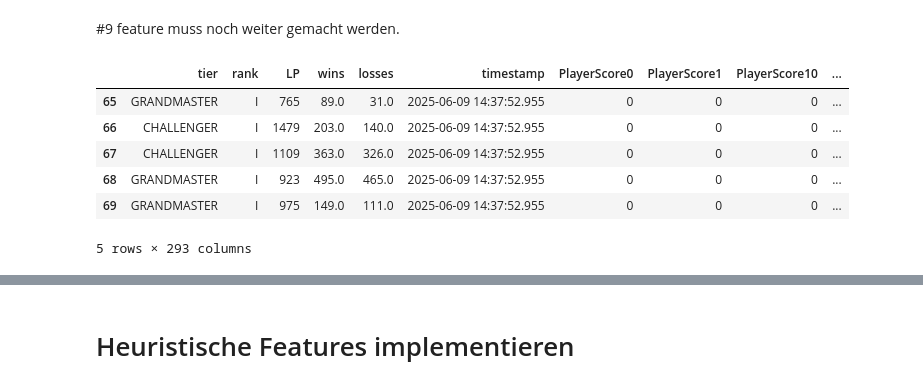
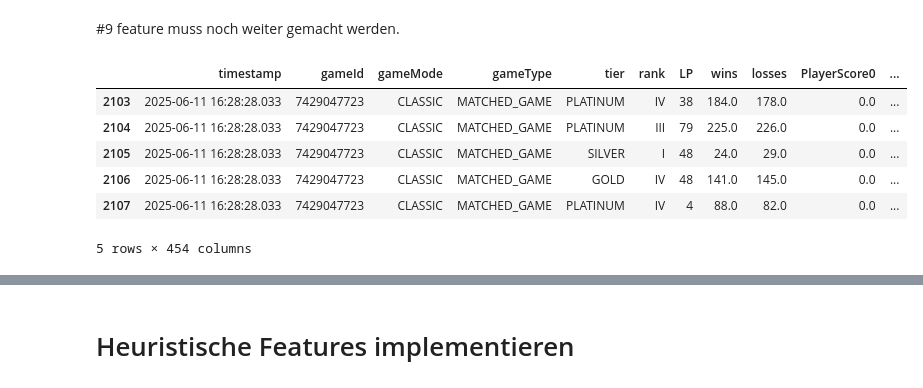
Before and after one commit to EnesSabi/Research_CheatDetection_with_ML, a Jupyter notebook: GameClient/all_matches_dataframe.ipynb, the cells around one changed output, grey strips where cells are left out. Cells and saved outputs as stored; diff of their text form; code cells hidden in the pictures.

```diff
--- a/GameClient/all_matches_dataframe.ipynb
+++ b/GameClient/all_matches_dataframe.ipynb
@@ -21,8 +21,8 @@ INFO
 #9 feature muss noch weiter gemacht werden.
 # %%
 script_dir = os.getcwd()
-#file_path = os.path.join(script_dir, "..", "JSONS", "all_matches.json")
-file_path = "/work/all_matches.json"
+file_path = os.path.join(script_dir, "..", "JSONS", "all_matches.json")
+#file_path = "/work/all_matches.json"
 all_rows = []
 # %%
 with open(file_path, "r", encoding="utf-8") as f:
@@ -31,20 +31,25 @@ with open(file_path, "r", encoding="utf-8") as f:
 for team_name, matches in data.items():
     for match in matches:
         try:
-            metadata = match.get("metadata", {})
             info = match.get("info", {})
+            game_id = info.get('gameId')
+            game_mode = info.get("gameMode")
+            game_type = info.get("gameType")
             timestamp = info.get("gameCreation")
             participants = info.get("participants", [])
             challenges = [participant.get("challenges", {}) for participant in participants]
 
             for player, challenge in zip(participants, challenges):
                 row = {
+                    "timestamp": timestamp,
+                    "gameId": game_id,
+                    "gameMode": game_mode,
+                    "gameType": game_type,
                     "tier": player.get("tier"),
                     "rank": player.get("rank"),
                     "LP": player.get("leaguePoints"),
                     "wins": player.get("wins"),
                     "losses": player.get("losses"),
-                    "timestamp": timestamp
                 }
                 row.update(player)
                 row.update(challenge)
@@ -57,38 +62,41 @@ for team_name, matches in data.items():
 
 df = pd.DataFrame(all_rows)
 
 df["timestamp"] = pd.to_datetime(df["timestamp"], unit='ms')
 
 #Open up dictionarys in the list and create columns:
 
 ch_df = pd.json_normalize(df['challenges']).add_prefix('challenge_')
 
 df = pd.concat([
     df.drop(columns=['challenges']),
     ch_df
 ], axis=1)
 
 missions_df = pd.json_normalize(df['missions']).add_prefix('mission_')
 
 df = pd.concat(
     [df.drop(columns=['missions']), missions_df],
     axis=1
 )
 
 perks_df = pd.json_normalize(df['perks']).add_prefix('perks_')
 
 df = pd.concat(
     [df.drop(columns=['perks']), perks_df],
     axis=1
 )
 
+df = df[df['gameMode'] == 'CLASSIC']
+df = df[df['tier'].isin(['IRON', 'BRONZE', 'SILVER', 'GOLD', 'PLATINUM', 'EMERALD', 'DIAMOND'])]
+
 df.tail()
 # %% [output]
-|  | tier | rank | LP | wins | losses | timestamp | PlayerScore0 | PlayerScore1 | PlayerScore10 | ... |
-| 65 | GRANDMASTER | I | 765 | 89.0 | 31.0 | 2025-06-09 14:37:52.955 | 0 | 0 | 0 | ... |
-| 66 | CHALLENGER | I | 1479 | 203.0 | 140.0 | 2025-06-09 14:37:52.955 | 0 | 0 | 0 | ... |
-| 67 | CHALLENGER | I | 1109 | 363.0 | 326.0 | 2025-06-09 14:37:52.955 | 0 | 0 | 0 | ... |
-| 68 | GRANDMASTER | I | 923 | 495.0 | 465.0 | 2025-06-09 14:37:52.955 | 0 | 0 | 0 | ... |
-| 69 | GRANDMASTER | I | 975 | 149.0 | 111.0 | 2025-06-09 14:37:52.955 | 0 | 0 | 0 | ... |
+|  | timestamp | gameId | gameMode | gameType | tier | rank | LP | wins | losses | PlayerScore0 | ... |
+| 2103 | 2025-06-11 16:28:28.033 | 7429047723 | CLASSIC | MATCHED_GAME | PLATINUM | IV | 38 | 184.0 | 178.0 | 0.0 | ... |
+| 2104 | 2025-06-11 16:28:28.033 | 7429047723 | CLASSIC | MATCHED_GAME | PLATINUM | III | 79 | 225.0 | 226.0 | 0.0 | ... |
+| 2105 | 2025-06-11 16:28:28.033 | 7429047723 | CLASSIC | MATCHED_GAME | SILVER | I | 48 | 24.0 | 29.0 | 0.0 | ... |
+| 2106 | 2025-06-11 16:28:28.033 | 7429047723 | CLASSIC | MATCHED_GAME | GOLD | IV | 48 | 141.0 | 145.0 | 0.0 | ... |
+| 2107 | 2025-06-11 16:28:28.033 | 7429047723 | CLASSIC | MATCHED_GAME | PLATINUM | IV | 4 | 88.0 | 82.0 | 0.0 | ... |
-5 rows × 293 columns
+5 rows × 454 columns
 # %%
```
Also changed, not shown: parts of 30 cells of this notebook, 6 other files.
